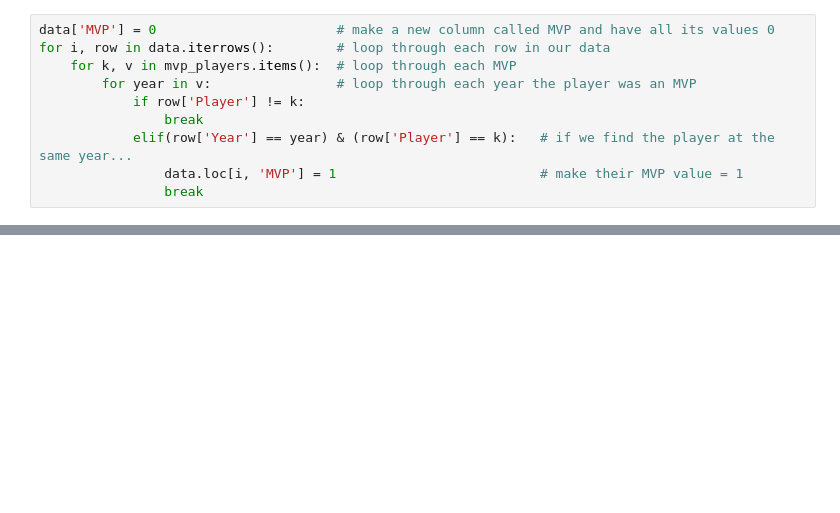
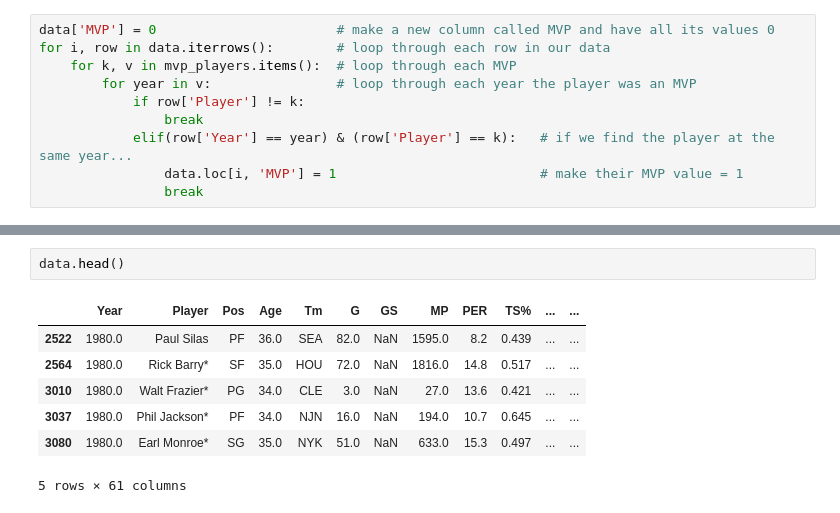
Before and after one commit to SamuelFolledo/DS2.1-Machine-Learning, a Jupyter notebook: Final Project/Final Project.ipynb, the cells around one changed output, grey strips where cells are left out. Drawn from its saved outputs; the diff is of its cells as text; blank space fills up the shorter version.

```diff
--- a/Final Project/Final Project.ipynb
+++ b/Final Project/Final Project.ipynb
@@ -375,0 +425,10 @@ array(['AND', 'ATL', 'BAL', 'BLB', 'BOS', 'BRK', 'BUF', 'CAP', 'CHA',
+# %%
+data.head()
+# %% [output]
+|  | Year | Player | Pos | Age | Tm | G | GS | MP | PER | TS% | ... | ... |
+| 2522 | 1980.0 | Paul Silas | PF | 36.0 | SEA | 82.0 | NaN | 1595.0 | 8.2 | 0.439 | ... | ... |
+| 2564 | 1980.0 | Rick Barry* | SF | 35.0 | HOU | 72.0 | NaN | 1816.0 | 14.8 | 0.517 | ... | ... |
+| 3010 | 1980.0 | Walt Frazier* | PG | 34.0 | CLE | 3.0 | NaN | 27.0 | 13.6 | 0.421 | ... | ... |
+| 3037 | 1980.0 | Phil Jackson* | PF | 34.0 | NJN | 16.0 | NaN | 194.0 | 10.7 | 0.645 | ... | ... |
+| 3080 | 1980.0 | Earl Monroe* | SG | 35.0 | NYK | 51.0 | NaN | 633.0 | 15.3 | 0.497 | ... | ... |
+5 rows × 61 columns
```
Also changed, not shown: parts of 23 cells of this notebook.
